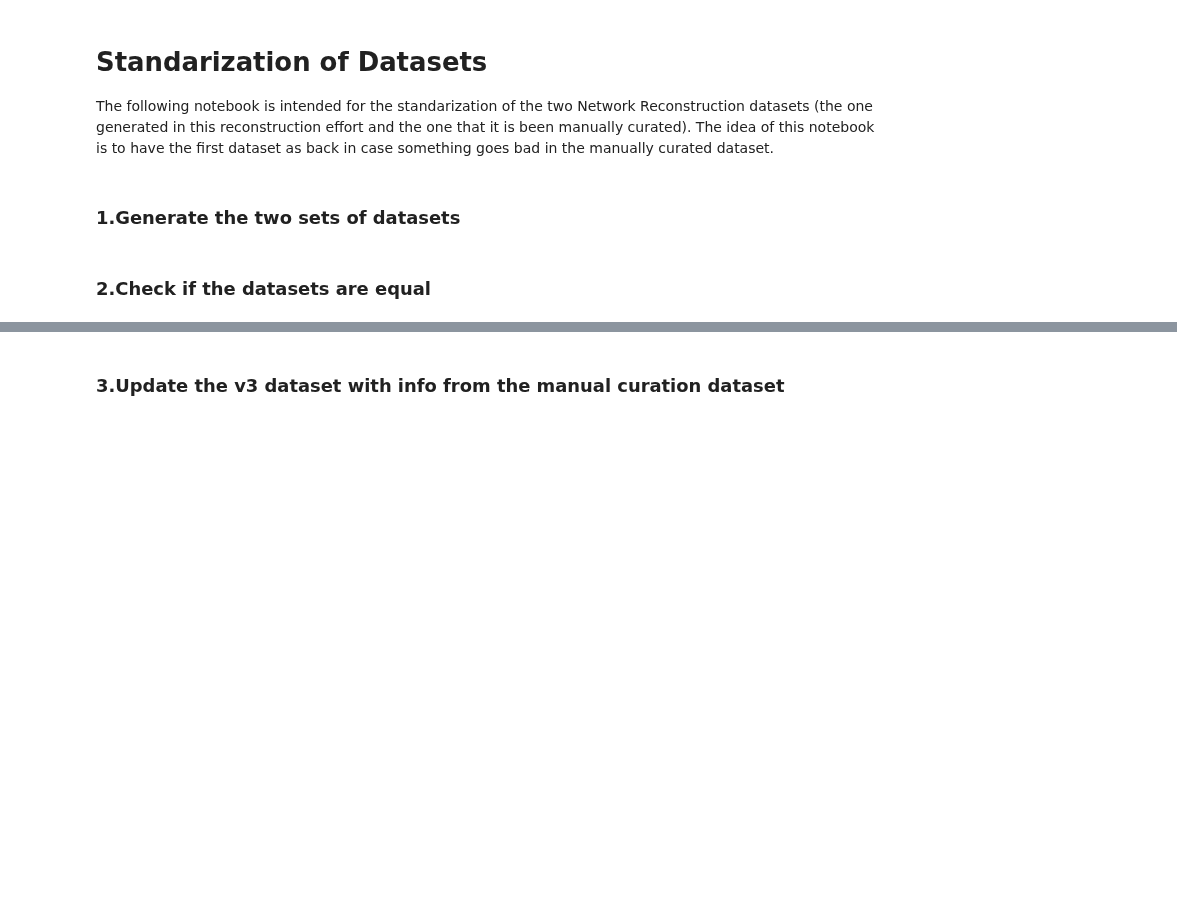
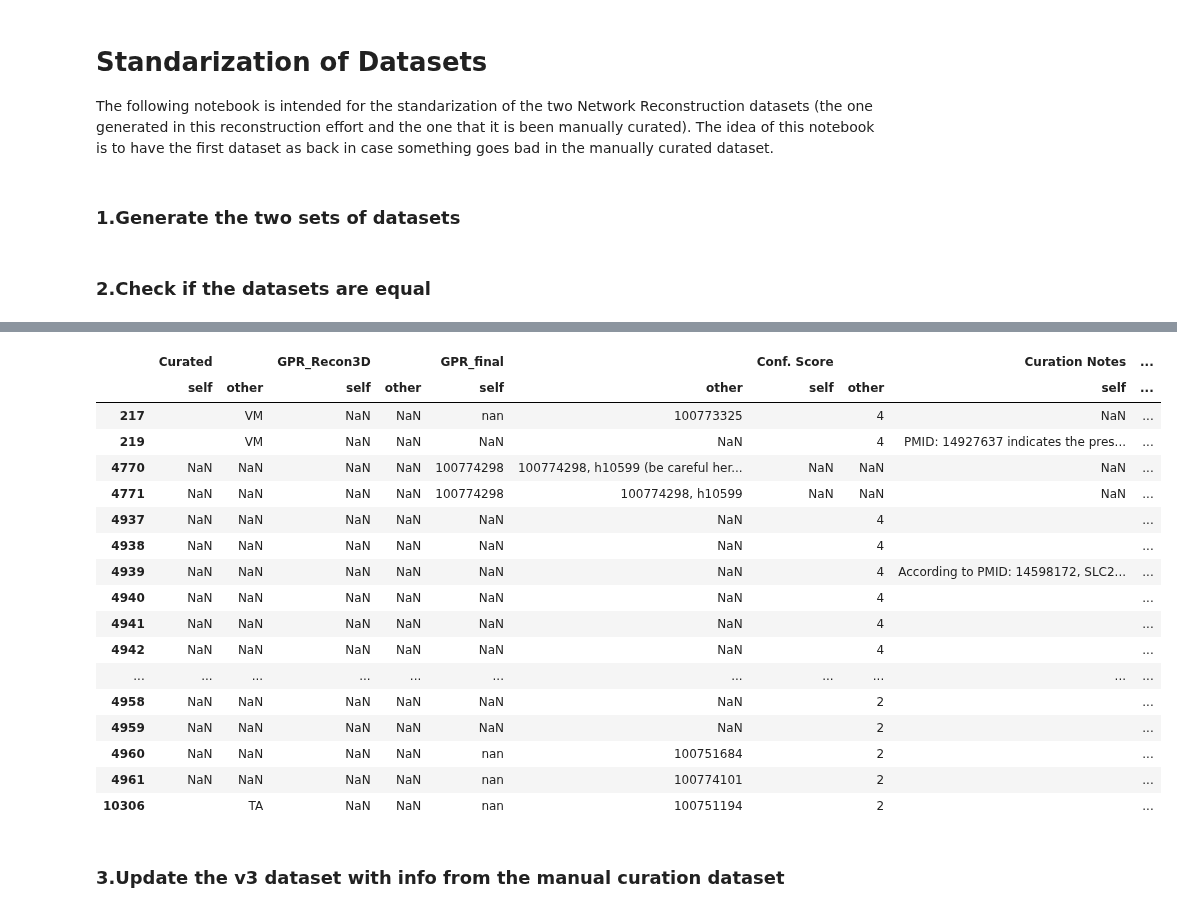
Before and after one commit to LewisLabUCSD/iCHO3K, a Jupyter notebook: Notebooks/Standarization of Datasets.ipynb, the cells around one changed output, grey strips where cells are left out. Drawn from its saved outputs; the diff is of its cells as text; code cells hidden in the pictures; blank space fills up the shorter version.

```diff
--- a/Notebooks/Standarization of Datasets.ipynb
+++ b/Notebooks/Standarization of Datasets.ipynb
@@ -107,6 +108,27 @@ if not metabolites_equals:
 "Genes" Sheet in both datasets are equal: True
 .............................................................
 "Metabolites" Sheet in both datasets are equal: True
+# %%
+rxns_differences
+# %% [output]
+|  | Curated |  | GPR_Recon3D |  | GPR_final |  | Conf. Score |  | Curation Notes | ... |
+|  | self | other | self | other | self | other | self | other | self | ... |
+| 217 |  | VM | NaN | NaN | nan | 100773325 |  | 4 | NaN | ... |
+| 219 |  | VM | NaN | NaN | NaN | NaN |  | 4 | PMID: 14927637 indicates the pres... | ... |
+| 4770 | NaN | NaN | NaN | NaN | 100774298 | 100774298, h10599 (be careful her... | NaN | NaN | NaN | ... |
+| 4771 | NaN | NaN | NaN | NaN | 100774298 | 100774298, h10599 | NaN | NaN | NaN | ... |
+| 4937 | NaN | NaN | NaN | NaN | NaN | NaN |  | 4 |  | ... |
+| 4938 | NaN | NaN | NaN | NaN | NaN | NaN |  | 4 |  | ... |
+| 4939 | NaN | NaN | NaN | NaN | NaN | NaN |  | 4 | According to PMID: 14598172, SLC2... | ... |
+| 4940 | NaN | NaN | NaN | NaN | NaN | NaN |  | 4 |  | ... |
+| 4941 | NaN | NaN | NaN | NaN | NaN | NaN |  | 4 |  | ... |
+| 4942 | NaN | NaN | NaN | NaN | NaN | NaN |  | 4 |  | ... |
+| ... | ... | ... | ... | ... | ... | ... | ... | ... | ... | ... |
+| 4958 | NaN | NaN | NaN | NaN | NaN | NaN |  | 2 |  | ... |
+| 4959 | NaN | NaN | NaN | NaN | NaN | NaN |  | 2 |  | ... |
+| 4960 | NaN | NaN | NaN | NaN | nan | 100751684 |  | 2 |  | ... |
+| 4961 | NaN | NaN | NaN | NaN | nan | 100774101 |  | 2 |  | ... |
+| 10306 |  | TA | NaN | NaN | nan | 100751194 |  | 2 |  | ... |
 # %% [markdown]
 ### 3.Update the v3 dataset with info from the manual curation dataset
 # %%
```
Also changed, not shown: parts of 3 cells of this notebook.
